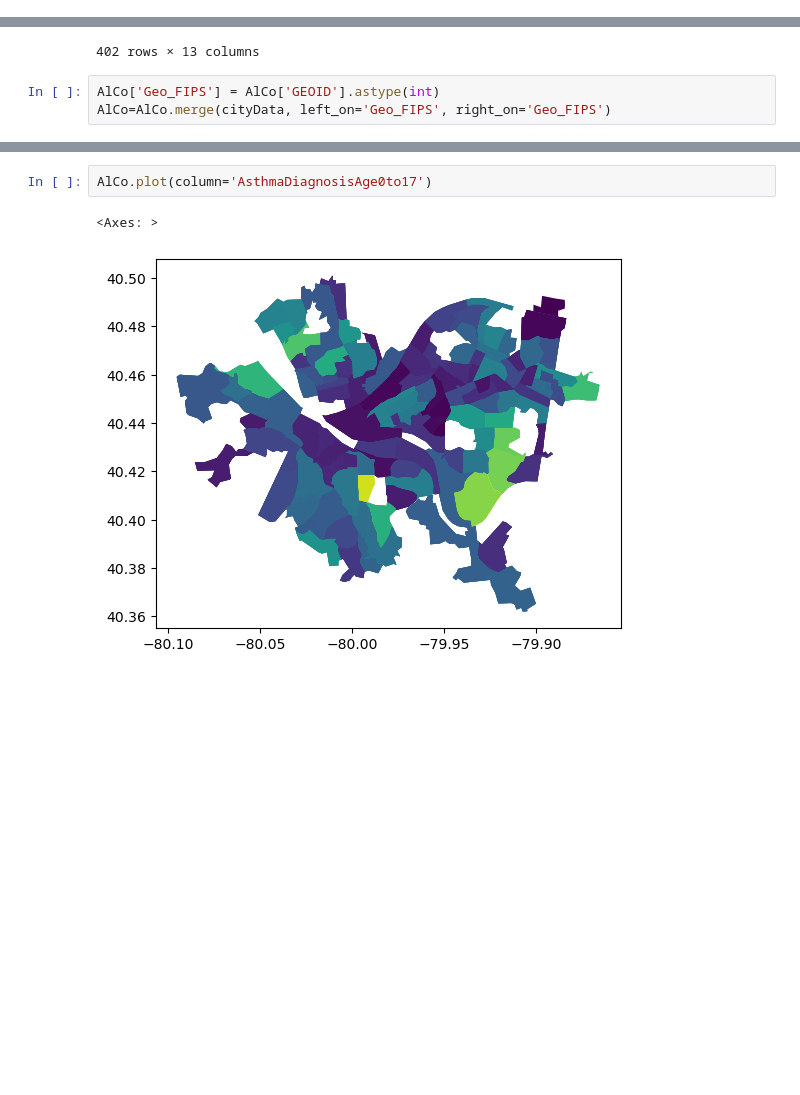
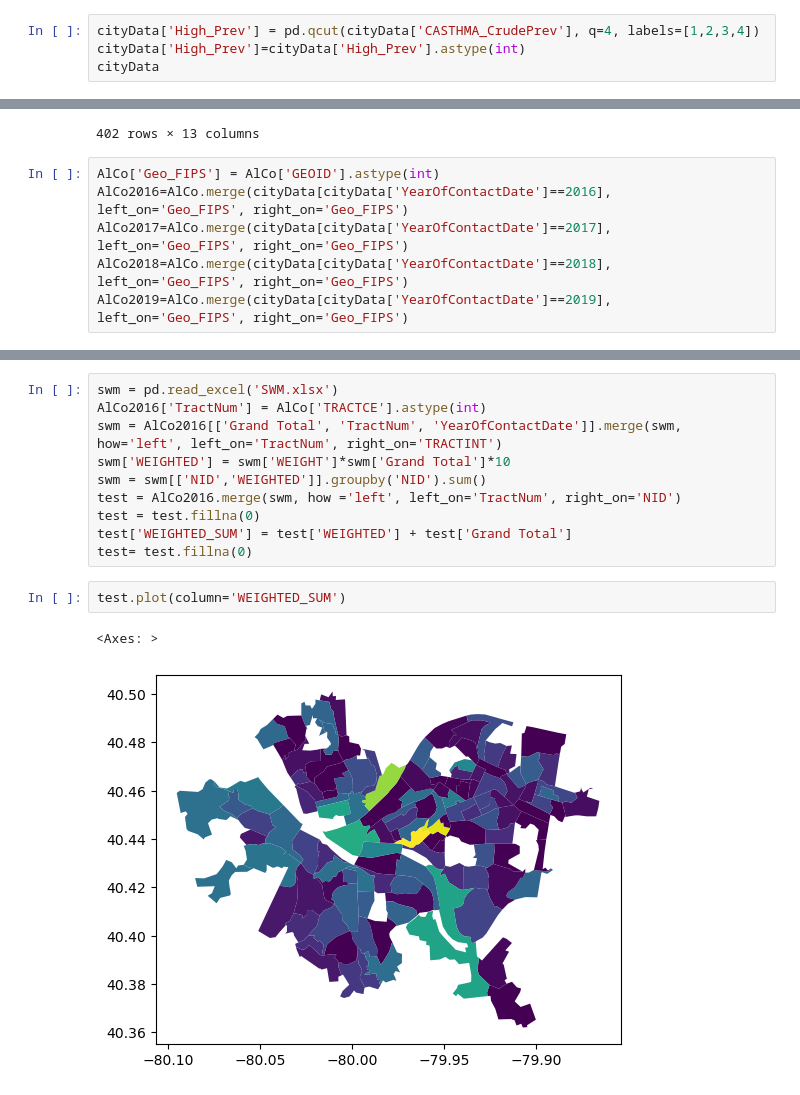
Before and after one commit to mbatheja/Allegheny_County_Asthma_ML, a Jupyter notebook: Asthma.ipynb, the cells around one changed output, grey strips where cells are left out. Drawn from its saved outputs; the diff is of its cells as text; blank space fills up the shorter version.

```diff
--- a/Asthma.ipynb
+++ b/Asthma.ipynb
@@ -632,0 +633,4 @@ cityData.fillna(0)
+# %%
+cityData['High_Prev'] = pd.qcut(cityData['CASTHMA_CrudePrev'], q=4, labels=[1,2,3,4])
+cityData['High_Prev']=cityData['High_Prev'].astype(int)
+cityData
@@ -647,6 +675,9 @@ AlCo
 | 400 | 401 | 42 | 003 | 408001 | 1400000US42003408001 | 42003408001 | 4080.01 | CT | 26224976.0 | 0.0 | ... |
 | 401 | 402 | 42 | 003 | 414101 | 1400000US42003414101 | 42003414101 | 4141.01 | CT | 9630782.0 | 0.0 | ... |
 402 rows × 13 columns
-# %%
-AlCo['Geo_FIPS'] = AlCo['GEOID'].astype(int)
-AlCo=AlCo.merge(cityData, left_on='Geo_FIPS', right_on='Geo_FIPS')
+# %%
+AlCo['Geo_FIPS'] = AlCo['GEOID'].astype(int)
+AlCo2016=AlCo.merge(cityData[cityData['YearOfContactDate']==2016], left_on='Geo_FIPS', right_on='Geo_FIPS')
+AlCo2017=AlCo.merge(cityData[cityData['YearOfContactDate']==2017], left_on='Geo_FIPS', right_on='Geo_FIPS')
+AlCo2018=AlCo.merge(cityData[cityData['YearOfContactDate']==2018], left_on='Geo_FIPS', right_on='Geo_FIPS')
+AlCo2019=AlCo.merge(cityData[cityData['YearOfContactDate']==2019], left_on='Geo_FIPS', right_on='Geo_FIPS')
@@ -653,5 +720,15 @@ AlCo=AlCo.merge(cityData, left_on='Geo_FIPS', right_on='Geo_FIPS')
+# %%
+swm = pd.read_excel('SWM.xlsx')
+AlCo2016['TractNum'] = AlCo['TRACTCE'].astype(int)
+swm = AlCo2016[['Grand Total', 'TractNum', 'YearOfContactDate']].merge(swm, how='left', left_on='TractNum', right_on='TRACTINT')
+swm['WEIGHTED'] = swm['WEIGHT']*swm['Grand Total']*10
+swm = swm[['NID','WEIGHTED']].groupby('NID').sum()
+test = AlCo2016.merge(swm, how ='left', left_on='TractNum', right_on='NID')
+test = test.fillna(0)
+test['WEIGHTED_SUM'] = test['WEIGHTED'] + test['Grand Total']
+test= test.fillna(0)
 # %%
-AlCo.plot(column='AsthmaDiagnosisAge0to17')
+test.plot(column='WEIGHTED_SUM')
 # %% [output]
 <Axes: >
-[figure, old version]
+[figure, new version]
```
Also changed, not shown: parts of 14 cells of this notebook, 1 other file.
